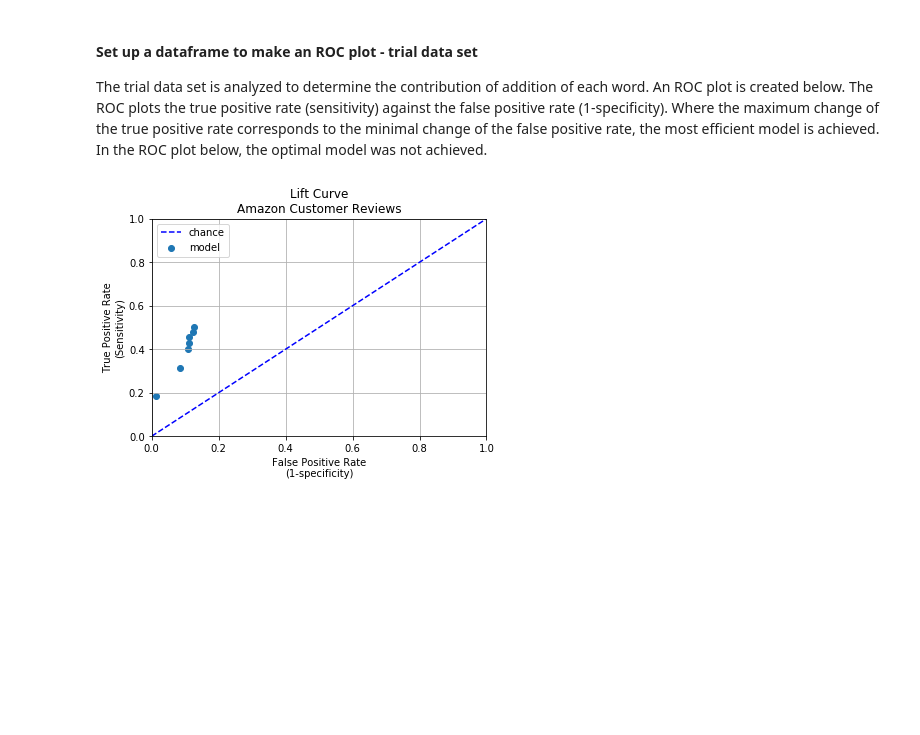
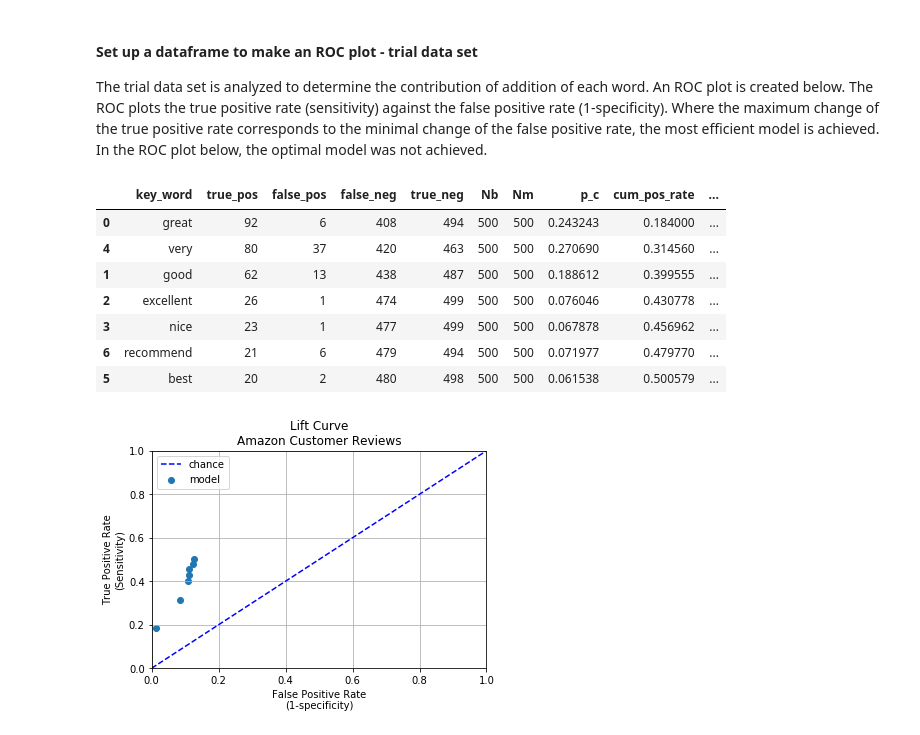
Before and after one commit to renategorham/ds-unit-02-lesson-02-project-07-Feedback-analysis, a Jupyter notebook: Untitled.ipynb, the cells around one changed output. Drawn from its saved outputs; the diff is of its cells as text; code cells hidden in the pictures; blank space fills up the shorter version.

```diff
--- a/Untitled.ipynb
+++ b/Untitled.ipynb
@@ -97,33 +97,43 @@ In the ROC plot below, the optimal model was not achieved.
 # %%
 kw = list(keywords)
 scores = dict()
 
 for key in kw:
     scores.update({key:[data_set[(data_set[key]==1)\
             &(data_set['sentiment']==1)][key].count(),\
                         data_set[(data_set[key]==1)\
            &(data_set['sentiment']==0)][key].count(),\
                        data_set[(data_set[key]==0)\
            &(data_set['sentiment']==1)][key].count(),\
                        data_set[(data_set[key]==0)\
            &(data_set['sentiment']==0)][key].count(),
                         (data_set['sentiment']==1).sum(),\
                         (data_set['sentiment']==0).sum()]})
 
 
 tp = pd.DataFrame.from_dict(scores, orient='index')
 tp.reset_index(inplace=True)
 tp.rename({'index':'key_word',0:'true_pos',1:'false_pos',\
           2:'false_neg',3:'true_neg',4:'Nb',5:'Nm'},axis=1,inplace=True)
 tp.sort_values(['true_pos'],ascending=False,inplace=True)
 tp['p_c'] = ((tp['true_pos']+tp['false_pos'])+(tp['true_pos']*(tp['Nb']\
                 /(tp['Nb']+tp['Nm']))))/(tp['Nb']+tp['true_pos'])
 tp['cum_pos_rate'] = 1-np.cumprod(1-(tp['true_pos']/tp['Nb']))
 tp['cum_neg_rate'] = 1-np.cumprod(1-(tp['false_neg']/tp['Nm']))
 tp['cum_false_pos_rate'] = 1-np.cumprod(1-(tp['false_pos']/tp['Nb']))
 tp['cum_false_neg_rate'] = 1-np.cumprod(1-(tp['true_neg']/tp['Nm']))
 tp['check_sum'] = tp['cum_pos_rate']+tp['cum_neg_rate']+\
 tp['cum_false_pos_rate']+tp['cum_false_neg_rate']
+tp
+# %% [output]
+|  | key_word | true_pos | false_pos | false_neg | true_neg | Nb | Nm | p_c | cum_pos_rate | ... |
+| 0 | great | 92 | 6 | 408 | 494 | 500 | 500 | 0.243243 | 0.184000 | ... |
+| 4 | very | 80 | 37 | 420 | 463 | 500 | 500 | 0.270690 | 0.314560 | ... |
+| 1 | good | 62 | 13 | 438 | 487 | 500 | 500 | 0.188612 | 0.399555 | ... |
+| 2 | excellent | 26 | 1 | 474 | 499 | 500 | 500 | 0.076046 | 0.430778 | ... |
+| 3 | nice | 23 | 1 | 477 | 499 | 500 | 500 | 0.067878 | 0.456962 | ... |
+| 6 | recommend | 21 | 6 | 479 | 494 | 500 | 500 | 0.071977 | 0.479770 | ... |
+| 5 | best | 20 | 2 | 480 | 498 | 500 | 500 | 0.061538 | 0.500579 | ... |
 # %%
 plt.scatter(tp.cum_false_pos_rate,tp.cum_pos_rate,label='model')
 plt.plot([0,1],[0,1],'b--', label='chance')
```
Also changed, not shown: parts of 5 cells of this notebook.
